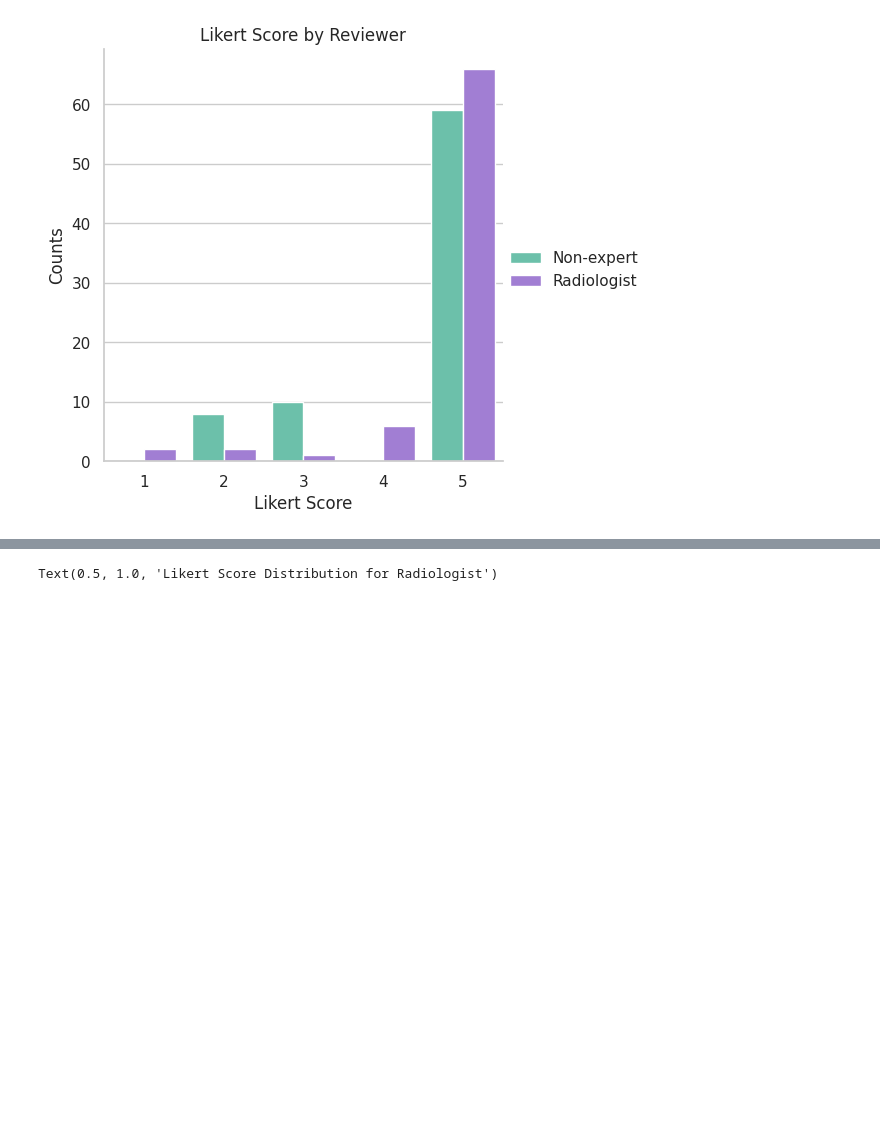
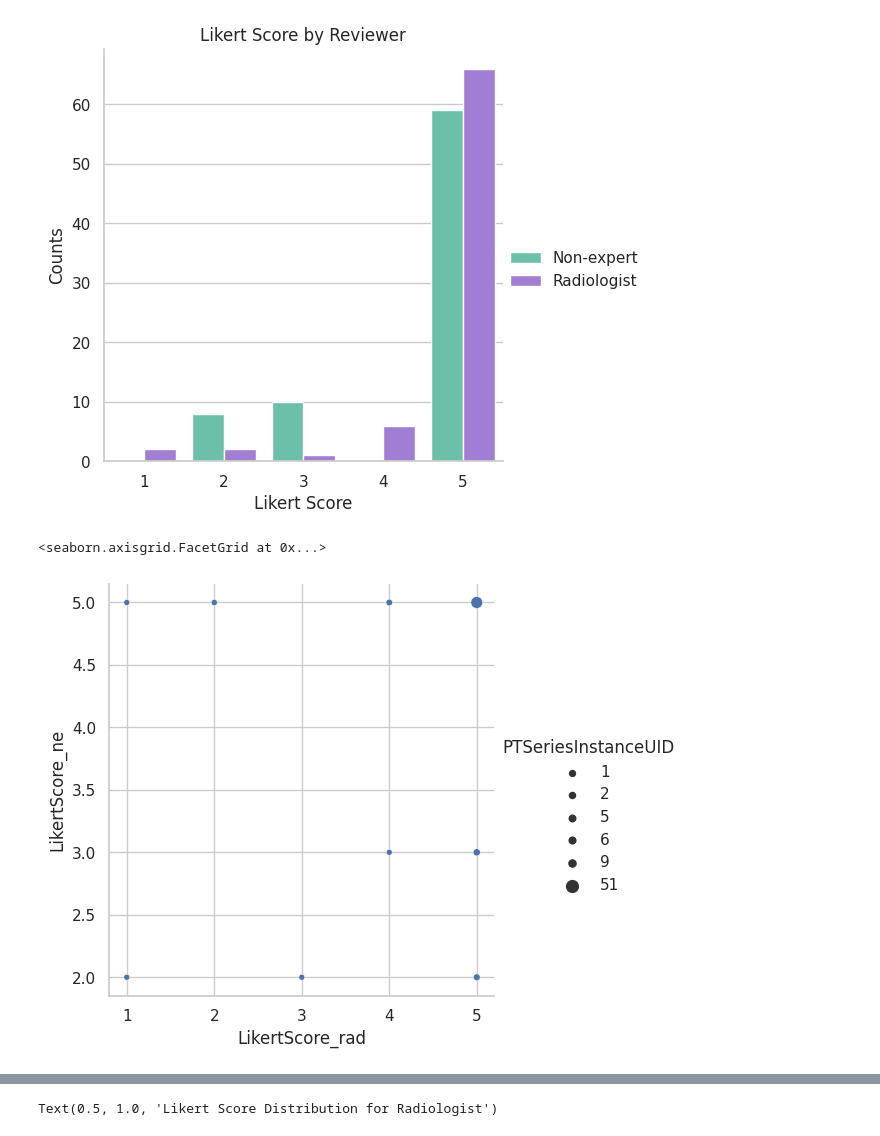
Before and after one commit to bamf-health/aimi-lung-pet-ct, a Jupyter notebook: model_performance.ipynb, the cells around one changed output, grey strips where cells are left out. Cells and saved outputs as stored; diff of their text form; code cells hidden in the pictures; blank space fills up the shorter version.

```diff
--- a/model_performance.ipynb
+++ b/model_performance.ipynb
@@ -176,3 +176,21 @@ g.set(title="Likert Score by Reviewer")
 # %% [output]
 <seaborn.axisgrid.FacetGrid at 0x...>
 [figure]
+# %%
+x = rad_df.copy()
+# rename LikerScore to LikertScore_rad
+x.rename(columns={"LikertScore": "LikertScore_rad"}, inplace=True)
+x["LikertScore_ne"] = ne_df["LikertScore"].values
+
+# get the counts of each Likert score
+x = (
+    x[["LikertScore_rad", "LikertScore_ne", "PTSeriesInstanceUID"]]
+    .groupby(["LikertScore_rad", "LikertScore_ne"])
+    .count()
+    .reset_index()
+)
+
+sns.relplot(x, x="LikertScore_rad", y="LikertScore_ne", size="PTSeriesInstanceUID")
+# %% [output]
+<seaborn.axisgrid.FacetGrid at 0x...>
+[figure, added]
```
Also changed, not shown: parts of 3 cells of this notebook, 1 other file.
